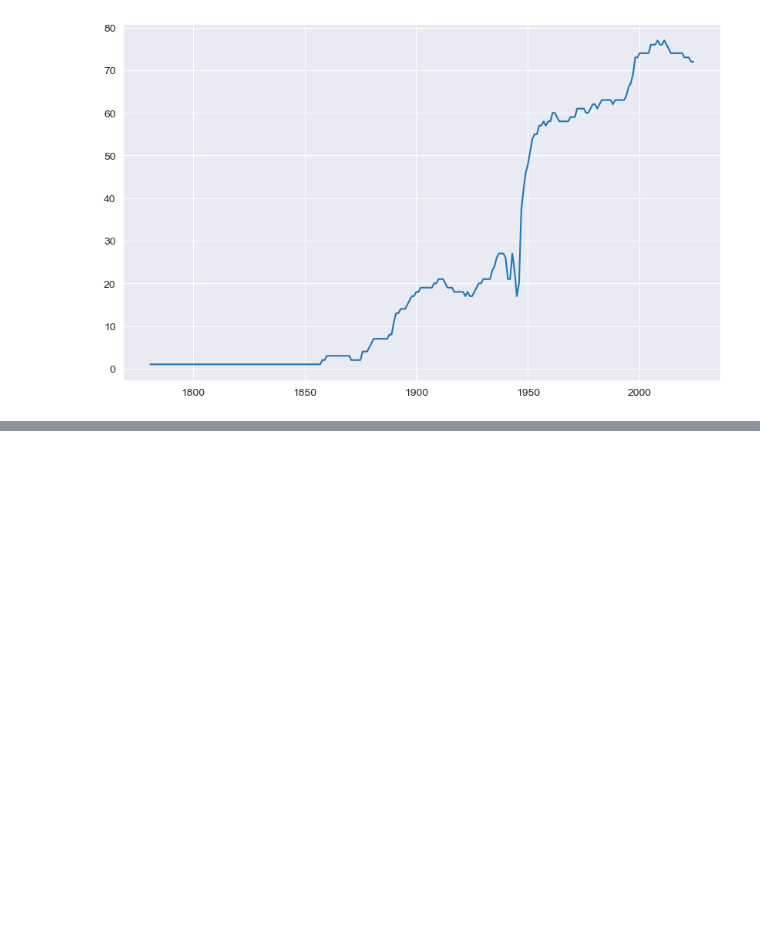
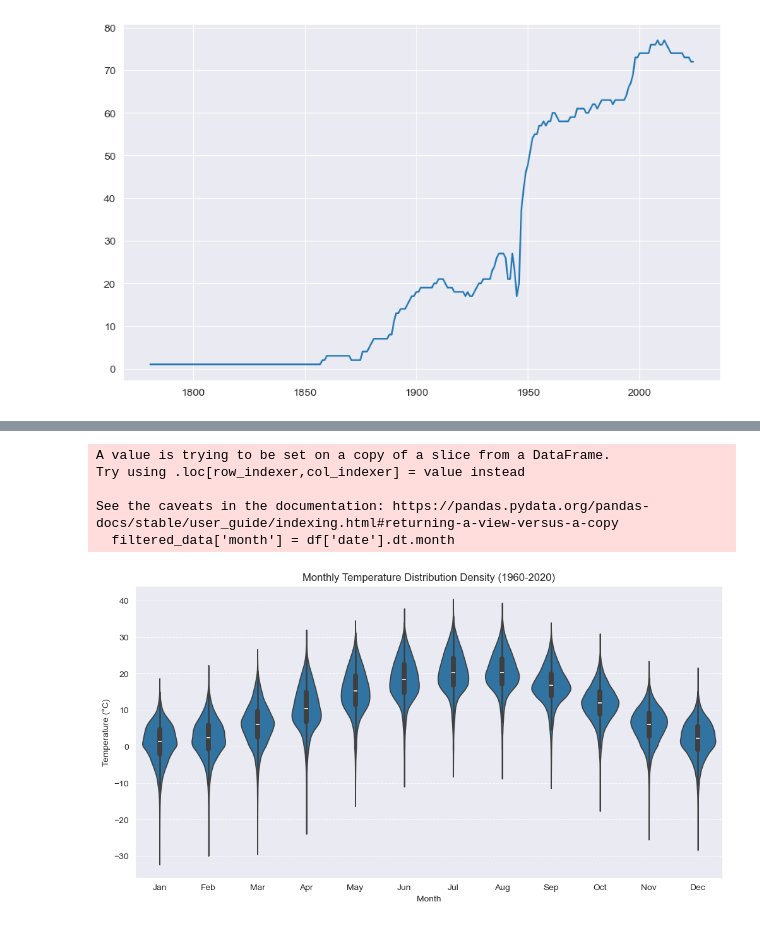
Before and after one commit to mak8427/data_visualization, a Jupyter notebook: problem-sheet-05/exercise05_davide.ipynb, the cells around one changed output, grey strips where cells are left out. Drawn from its saved outputs; the diff is of its cells as text; code cells hidden in the pictures; blank space fills up the shorter version.

```diff
--- a/problem-sheet-05/exercise05_davide.ipynb
+++ b/problem-sheet-05/exercise05_davide.ipynb
@@ -52,0 +110,21 @@ Name: stationid, Length: 238, dtype: int64
+# %%
+import matplotlib.pyplot as plt
+import seaborn as sns
+import pandas as pd
+filtered_data['month'] = df['date'].dt.month
+
+plt.figure(figsize=(12, 6))
+sns.violinplot(data=filtered_data, x='month', y='temp')
+plt.title('Monthly Temperature Distribution Density (1960-2020)')
+plt.xlabel('Month')
+plt.ylabel('Temperature (°C)')
+plt.xticks(range(12), ['Jan', 'Feb', 'Mar', 'Apr', 'May', 'Jun', 'Jul', 'Aug', 'Sep', 'Oct', 'Nov', 'Dec'])
+plt.grid(axis='y', linestyle='--', alpha=0.7)
+plt.show()
+# %% [output]
+A value is trying to be set on a copy of a slice from a DataFrame.
+Try using .loc[row_indexer,col_indexer] = value instead
+
+See the caveats in the documentation: https://pandas.pydata.org/pandas-docs/stable/user_guide/indexing.html#returning-a-view-versus-a-copy
+  filtered_data['month'] = df['date'].dt.month
+[figure, added]
```
Also changed, not shown: parts of 10 cells of this notebook.
